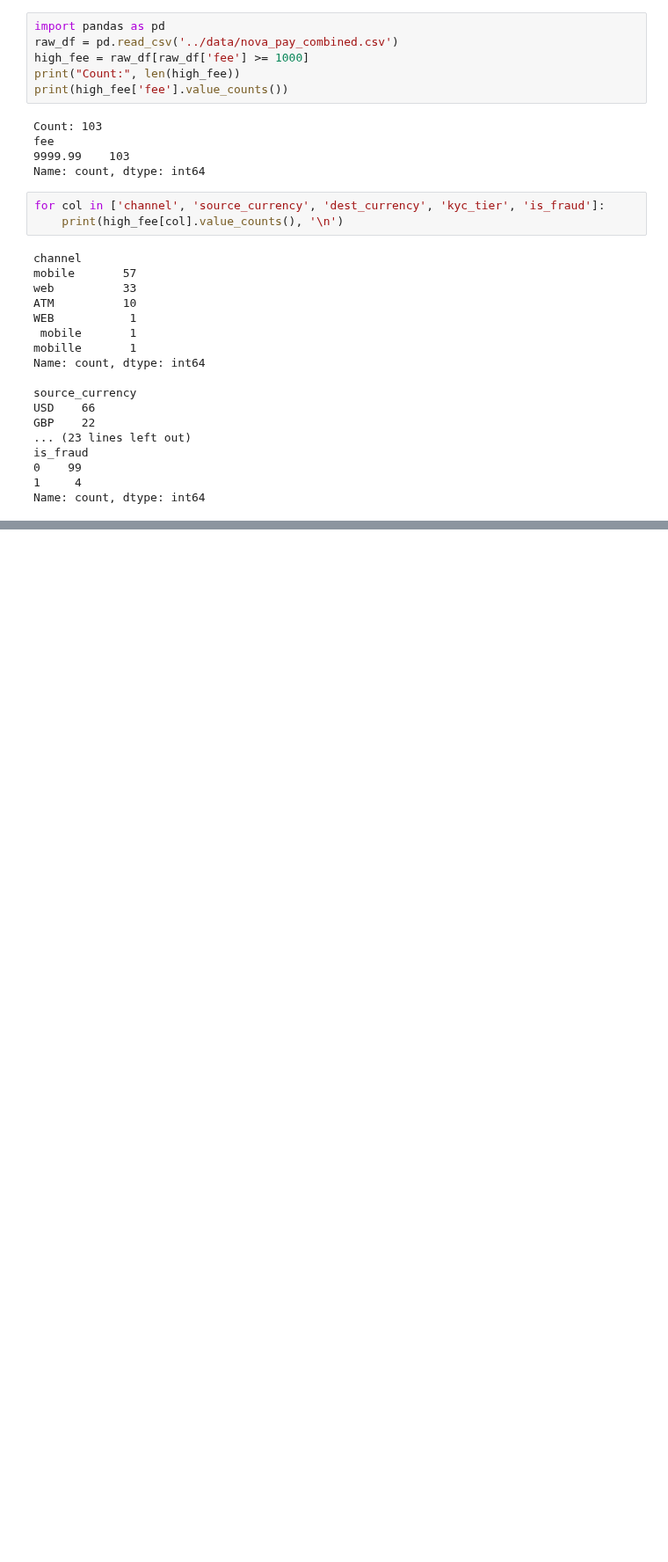
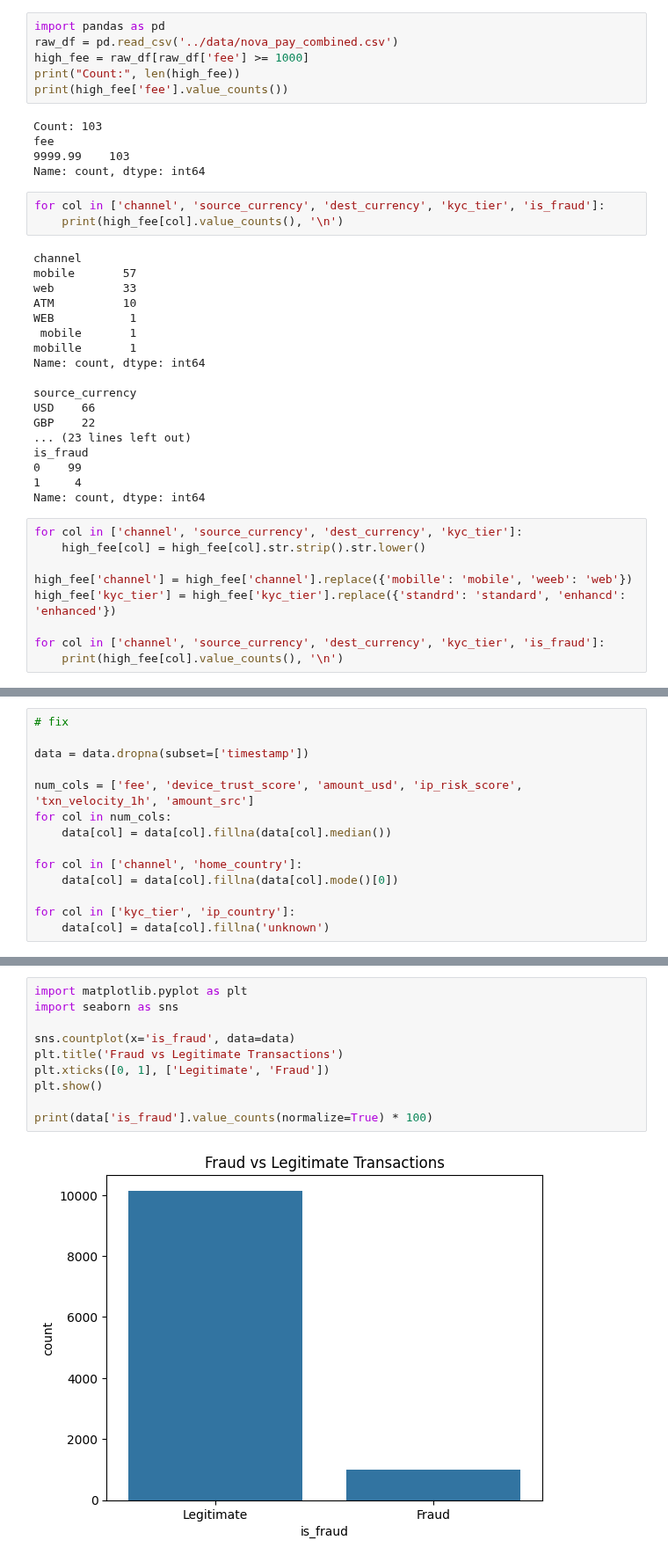
Before and after one commit to grandpacltn/novapay-fraud-detection, a Jupyter notebook: notebook/EDA.ipynb, the cells around one changed output, grey strips where cells are left out. Shown at 88% size. Cells and saved outputs as stored; diff of their text form; blank space fills up the shorter version.

Commit message:
Add missing values, outliers and EDA

```diff
--- a/notebook/EDA.ipynb
+++ b/notebook/EDA.ipynb
@@ -192,3 +192,12 @@ is_fraud
 0    99
 1     4
 Name: count, dtype: int64
+# %%
+for col in ['channel', 'source_currency', 'dest_currency', 'kyc_tier']:
+    high_fee[col] = high_fee[col].str.strip().str.lower()
+
+high_fee['channel'] = high_fee['channel'].replace({'mobille': 'mobile', 'weeb': 'web'})
+high_fee['kyc_tier'] = high_fee['kyc_tier'].replace({'standrd': 'standard', 'enhancd': 'enhanced'})
+
+for col in ['channel', 'source_currency', 'dest_currency', 'kyc_tier', 'is_fraud']:
+    print(high_fee[col].value_counts(), '\n')
@@ -194,0 +257,14 @@ Name: count, dtype: int64
+# %%
+# fix
+
+data = data.dropna(subset=['timestamp'])
+
+num_cols = ['fee', 'device_trust_score', 'amount_usd', 'ip_risk_score', 'txn_velocity_1h', 'amount_src']
+for col in num_cols:
+    data[col] = data[col].fillna(data[col].median())
+
+for col in ['channel', 'home_country']:
+    data[col] = data[col].fillna(data[col].mode()[0])
+
+for col in ['kyc_tier', 'ip_country']:
+    data[col] = data[col].fillna('unknown')
@@ -194,0 +319,12 @@ Name: count, dtype: int64
+# %%
+import matplotlib.pyplot as plt
+import seaborn as sns
+
+sns.countplot(x='is_fraud', data=data)
+plt.title('Fraud vs Legitimate Transactions')
+plt.xticks([0, 1], ['Legitimate', 'Fraud'])
+plt.show()
+
+print(data['is_fraud'].value_counts(normalize=True) * 100)
+# %% [output]
+[figure, added]
```
Also changed, not shown: parts of 12 cells of this notebook.
